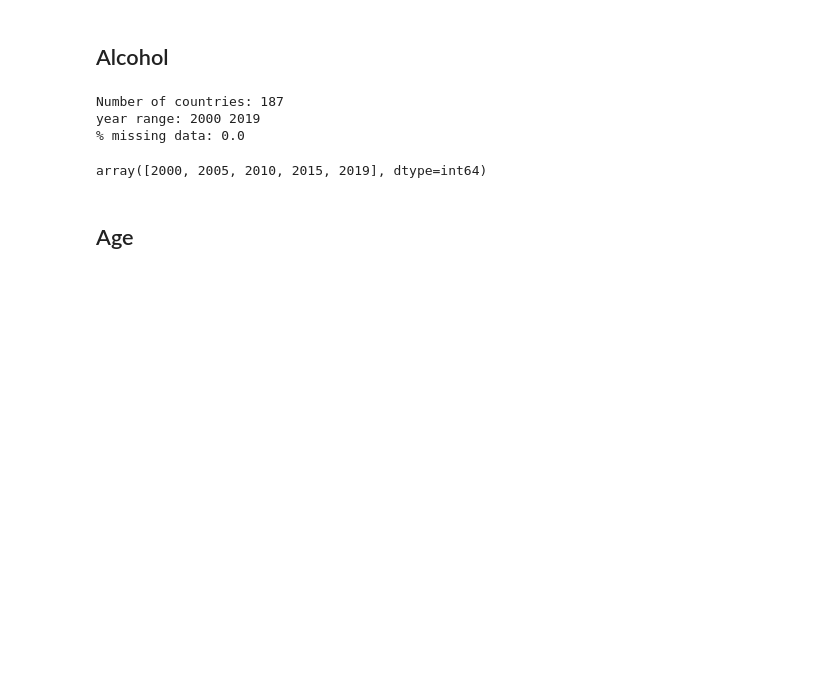
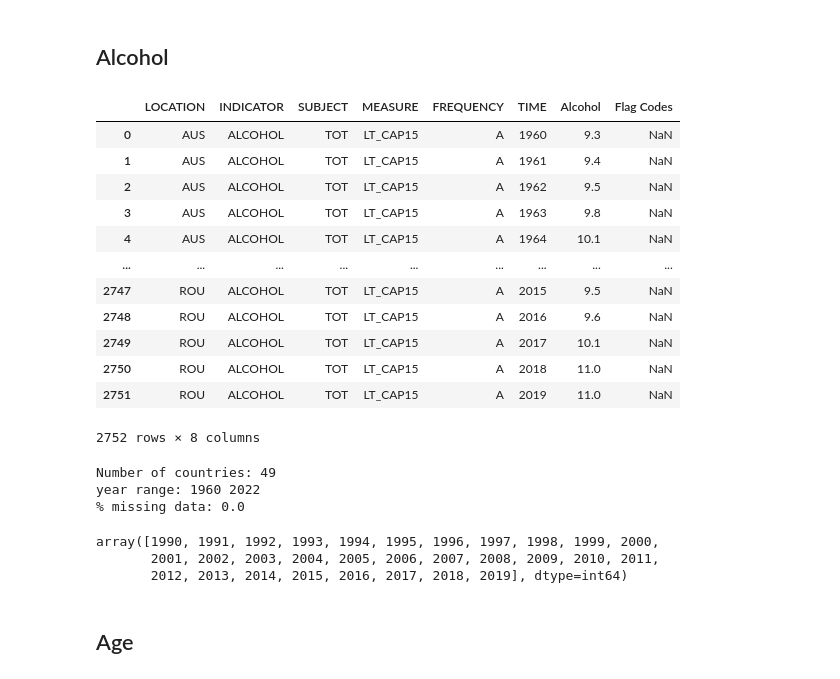
Before and after one commit to sykoravojtech/IHD_germany_2024, a Jupyter notebook: exp/exp_NNT_005_CheckMissingData.ipynb, the cells around one changed output. Drawn from its saved outputs; the diff is of its cells as text; code cells hidden in the pictures; blank space fills up the shorter version.

```diff
--- a/exp/exp_NNT_005_CheckMissingData.ipynb
+++ b/exp/exp_NNT_005_CheckMissingData.ipynb
@@ -164,18 +164,35 @@ fat_df
 # %% [markdown]
 ## Alcohol
 # %%
-alc_df = pd.read_csv(DATA_PATH+'/wdi_AlcoholConsumption.csv')
-alc_df = alc_df.rename({'Value': 'Alcohol'}, axis=1).drop(['Country Name', 'Series Name'], axis=1)
+alc_df = pd.read_csv('../data/raw/alcohol_germany.csv')
+alc_df = alc_df.rename({'Value': 'Alcohol'}, axis=1)
+alc_df
+# %% [output]
+|  | LOCATION | INDICATOR | SUBJECT | MEASURE | FREQUENCY | TIME | Alcohol | Flag Codes |
+| 0 | AUS | ALCOHOL | TOT | LT_CAP15 | A | 1960 | 9.3 | NaN |
+| 1 | AUS | ALCOHOL | TOT | LT_CAP15 | A | 1961 | 9.4 | NaN |
+| 2 | AUS | ALCOHOL | TOT | LT_CAP15 | A | 1962 | 9.5 | NaN |
+| 3 | AUS | ALCOHOL | TOT | LT_CAP15 | A | 1963 | 9.8 | NaN |
+| 4 | AUS | ALCOHOL | TOT | LT_CAP15 | A | 1964 | 10.1 | NaN |
+| ... | ... | ... | ... | ... | ... | ... | ... | ... |
+| 2747 | ROU | ALCOHOL | TOT | LT_CAP15 | A | 2015 | 9.5 | NaN |
+| 2748 | ROU | ALCOHOL | TOT | LT_CAP15 | A | 2016 | 9.6 | NaN |
+| 2749 | ROU | ALCOHOL | TOT | LT_CAP15 | A | 2017 | 10.1 | NaN |
+| 2750 | ROU | ALCOHOL | TOT | LT_CAP15 | A | 2018 | 11.0 | NaN |
+| 2751 | ROU | ALCOHOL | TOT | LT_CAP15 | A | 2019 | 11.0 | NaN |
+2752 rows × 8 columns
 # %%
-count_countries(alc_df['Country Code'])
-year_range(alc_df['Year'])
-count_missing(alc_df[alc_df.Year.isin(official_range)]['Alcohol'])
-alc_df[alc_df.Year.isin(official_range)]['Year'].unique()
+count_countries(alc_df['LOCATION'])
+year_range(alc_df['TIME'])
+count_missing(alc_df[alc_df.TIME.isin(official_range)]['Alcohol'])
+alc_df[alc_df.TIME.isin(official_range)]['TIME'].unique()
 # %% [output]
-Number of countries: 187
-year range: 2000 2019
+Number of countries: 49
+year range: 1960 2022
 % missing data: 0.0
-array([2000, 2005, 2010, 2015, 2019], dtype=int64)
+array([1990, 1991, 1992, 1993, 1994, 1995, 1996, 1997, 1998, 1999, 2000,
+       2001, 2002, 2003, 2004, 2005, 2006, 2007, 2008, 2009, 2010, 2011,
+       2012, 2013, 2014, 2015, 2016, 2017, 2018, 2019], dtype=int64)
 # %% [markdown]
 ## Age
 # %%
```
Also changed, not shown: 13 other files.
